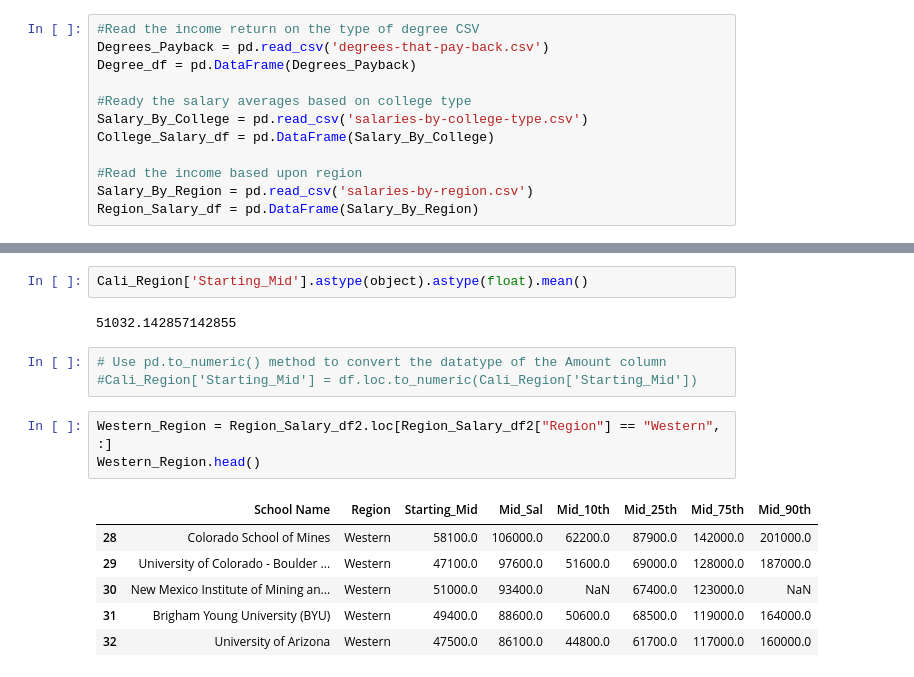
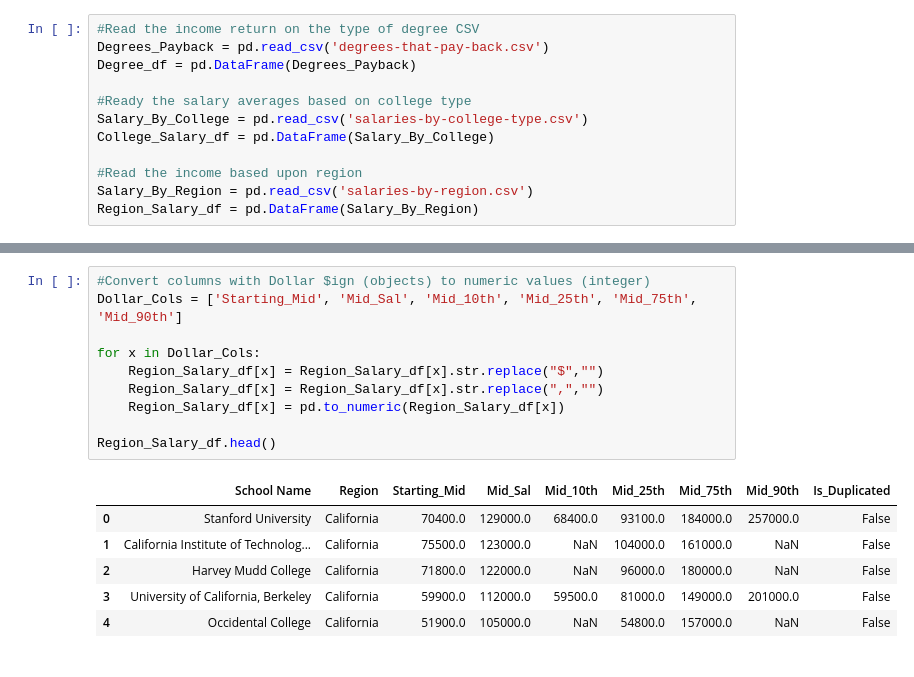
Before and after one commit to khosenag03/RICHdataGroupProject, a Jupyter notebook: College_vs_Salary.ipynb, the cells around one changed output, grey strips where cells are left out. Saved outputs shown, nothing was run; the diff lists cells and outputs as text.

```diff
--- a/College_vs_Salary.ipynb
+++ b/College_vs_Salary.ipynb
@@ -64,17 +53,17 @@ Cali_Region.head()
-# %%
-Cali_Region['Starting_Mid'].astype(object).astype(float).mean()
-# %% [output]
-51032.142857142855
-# %%
-# Use pd.to_numeric() method to convert the datatype of the Amount column
-#Cali_Region['Starting_Mid'] = df.loc.to_numeric(Cali_Region['Starting_Mid'])
-# %%
-Western_Region = Region_Salary_df2.loc[Region_Salary_df2["Region"] == "Western", :]
-Western_Region.head()
-# %% [output]
-|  | School Name | Region | Starting_Mid | Mid_Sal | Mid_10th | Mid_25th | Mid_75th | Mid_90th |
-| 28 | Colorado School of Mines | Western | 58100.0 | 106000.0 | 62200.0 | 87900.0 | 142000.0 | 201000.0 |
-| 29 | University of Colorado - Boulder ... | Western | 47100.0 | 97600.0 | 51600.0 | 69000.0 | 128000.0 | 187000.0 |
-| 30 | New Mexico Institute of Mining an... | Western | 51000.0 | 93400.0 | NaN | 67400.0 | 123000.0 | NaN |
-| 31 | Brigham Young University (BYU) | Western | 49400.0 | 88600.0 | 50600.0 | 68500.0 | 119000.0 | 164000.0 |
-| 32 | University of Arizona | Western | 47500.0 | 86100.0 | 44800.0 | 61700.0 | 117000.0 | 160000.0 |
+# %%
+#Convert columns with Dollar $ign (objects) to numeric values (integer)
+Dollar_Cols = ['Starting_Mid', 'Mid_Sal', 'Mid_10th', 'Mid_25th', 'Mid_75th', 'Mid_90th']
+
+for x in Dollar_Cols:
+    Region_Salary_df[x] = Region_Salary_df[x].str.replace("$","")
+    Region_Salary_df[x] = Region_Salary_df[x].str.replace(",","")
+    Region_Salary_df[x] = pd.to_numeric(Region_Salary_df[x])
+
+Region_Salary_df.head()
+# %% [output]
+|  | School Name | Region | Starting_Mid | Mid_Sal | Mid_10th | Mid_25th | Mid_75th | Mid_90th | Is_Duplicated |
+| 0 | Stanford University | California | 70400.0 | 129000.0 | 68400.0 | 93100.0 | 184000.0 | 257000.0 | False |
+| 1 | California Institute of Technolog... | California | 75500.0 | 123000.0 | NaN | 104000.0 | 161000.0 | NaN | False |
+| 2 | Harvey Mudd College | California | 71800.0 | 122000.0 | NaN | 96000.0 | 180000.0 | NaN | False |
+| 3 | University of California, Berkeley | California | 59900.0 | 112000.0 | 59500.0 | 81000.0 | 149000.0 | 201000.0 | False |
+| 4 | Occidental College | California | 51900.0 | 105000.0 | NaN | 54800.0 | 157000.0 | NaN | False |
```
Also changed, not shown: parts of 24 cells of this notebook.
